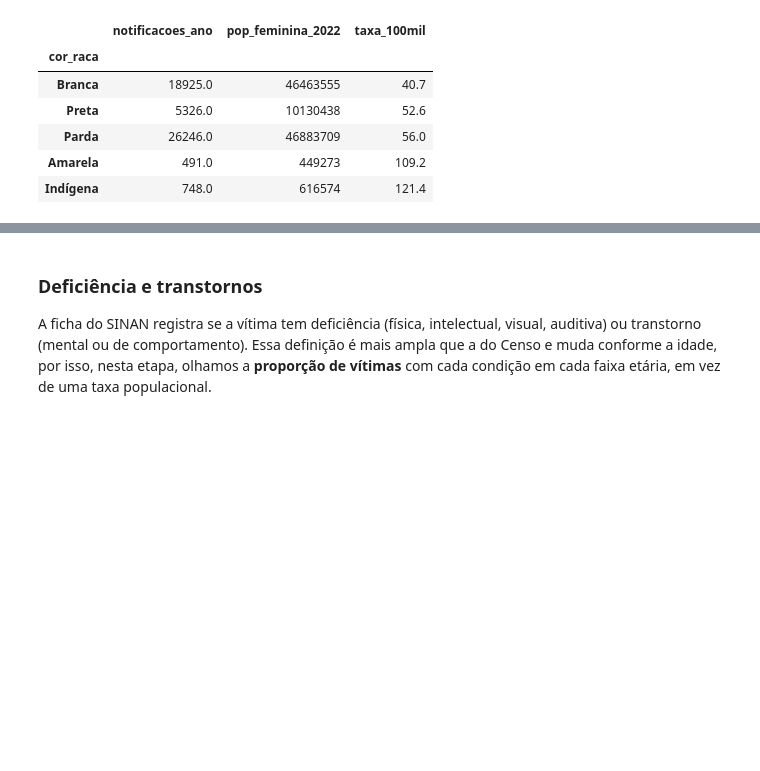
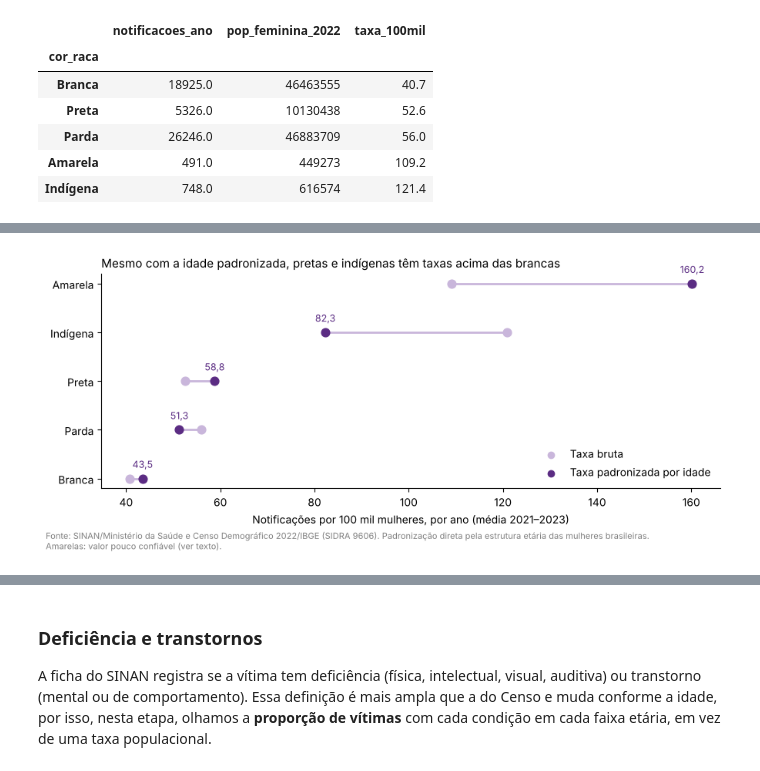
Before and after one commit to gabrielleazev/aedv-violencia-sexual, a Jupyter notebook: notebooks/relatorio.ipynb, the cells around one changed output, grey strips where cells are left out. Cells and saved outputs as stored; diff of their text form; code cells hidden in the pictures; blank space fills up the shorter version.

Commit message:
P3: taxas por cor/raca padronizadas por idade

```diff
--- a/notebooks/relatorio.ipynb
+++ b/notebooks/relatorio.ipynb
@@ -433,0 +438,9 @@ plt.show()
+# %%
+pop_ri = pd.read_csv("../data/processed/pop_feminina_raca_idade_censo2022.csv",
+                     sep=";", encoding="utf-8-sig", skiprows=6, nrows=21, header=None,
+                     names=["nivel", "idade", "Branca", "Preta", "Amarela", "Parda", "Indígena"])
+pop_ri = pop_ri.drop(columns="nivel").set_index("idade").astype(int)
+
+# conferência: a soma de cada coluna deve bater com a população total por cor/raça que já usamos
+pd.DataFrame({"soma_por_idade": pop_ri.sum(),
+              "total_usado_antes": pop_raca["pop_feminina_2022"]})
@@ -433,0 +492,32 @@ plt.show()
+# %%
+ordem = tabela_padr.sort_values("taxa_padronizada").index
+y = range(len(ordem))
+
+fig, ax = plt.subplots(figsize=(9, 3.8))
+for i, grupo in enumerate(ordem):
+    bruta, padr = tabela_padr.loc[grupo, ["taxa_bruta", "taxa_padronizada"]]
+    ax.plot([bruta, padr], [i, i], color="#C9B6DB", linewidth=2, zorder=1)
+    ax.scatter(bruta, i, color="#C9B6DB", s=60, zorder=2)
+    ax.scatter(padr, i, color="#5B2C83", s=60, zorder=3)
+    ax.text(padr, i + 0.22, f"{padr:.1f}".replace(".", ","), ha="center", fontsize=9, color="#5B2C83")
+
+ax.scatter([], [], color="#C9B6DB", label="Taxa bruta")
+ax.scatter([], [], color="#5B2C83", label="Taxa padronizada por idade")
+ax.legend(frameon=False, loc="lower right")
+
+ax.set_yticks(list(y), ordem)
+ax.set_title("Mesmo com a idade padronizada, pretas e indígenas têm taxas acima das brancas",
+             loc="left", fontsize=11)
+ax.set_xlabel("Notificações por 100 mil mulheres, por ano (média 2021–2023)")
+ax.spines[["top", "right"]].set_visible(False)
+
+fig.text(0.01, -0.04,
+         "Fonte: SINAN/Ministério da Saúde e Censo Demográfico 2022/IBGE (SIDRA 9606). Padronização direta pela estrutura etária "
+         "das mulheres brasileiras.\nAmarelas: valor pouco confiável (ver texto).",
+         fontsize=8, color="gray")
+
+plt.tight_layout()
+plt.savefig("../figures/p3_taxa_raca_padronizada.png", dpi=200, bbox_inches="tight")
+plt.show()
+# %% [output]
+[figure, added]
```
Also changed, not shown: parts of 13 cells of this notebook, 3 other files.
